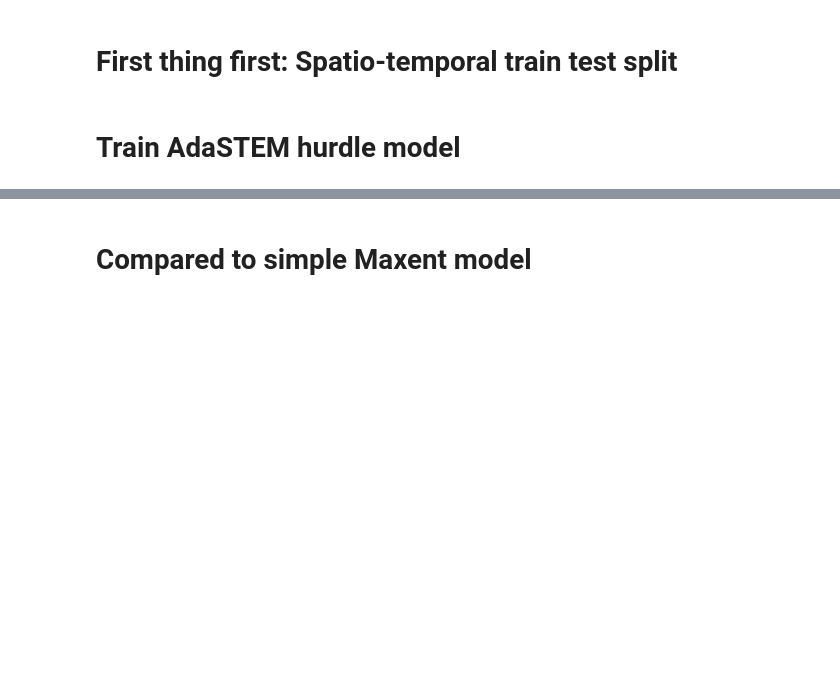
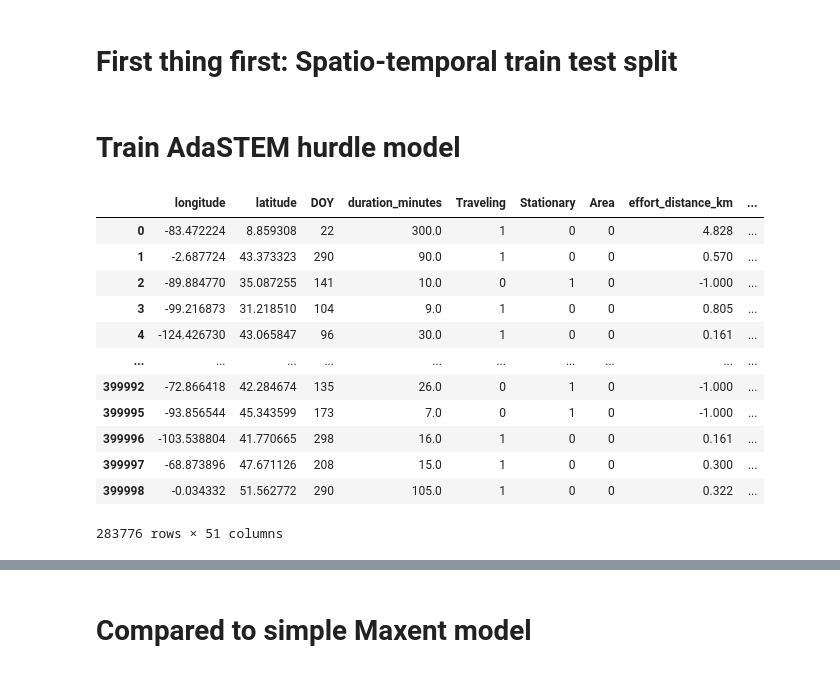
Before and after one commit to chenyangkang/stemflow, a Jupyter notebook: docs/Examples/03.Binding_with_Maxent.ipynb, the cells around one changed output, grey strips where cells are left out. Cells and saved outputs as stored; diff of their text form; code cells hidden in the pictures; blank space fills up the shorter version.

```diff
--- a/docs/Examples/03.Binding_with_Maxent.ipynb
+++ b/docs/Examples/03.Binding_with_Maxent.ipynb
@@ -24,5 +33,6 @@ import json
 # %%
-data = pd.read_csv(f'./stemflow/dataset/test_data/Sample_data_Mallard.csv')
+data = pd.read_csv(f'./Sample_data_Mallard.csv')
+data = data.drop('sampling_event_identifier', axis=1)
 # %% [markdown]
 # Get X and y
 # %%
@@ -58,3 +68,19 @@ model = AdaSTEMClassifier(base_model=ela.MaxentModel(transform='cloglog', beta_m
+# %%
+X_train
+# %% [output]
+|  | longitude | latitude | DOY | duration_minutes | Traveling | Stationary | Area | effort_distance_km | ... |
+| 0 | -83.472224 | 8.859308 | 22 | 300.0 | 1 | 0 | 0 | 4.828 | ... |
+| 1 | -2.687724 | 43.373323 | 290 | 90.0 | 1 | 0 | 0 | 0.570 | ... |
+| 2 | -89.884770 | 35.087255 | 141 | 10.0 | 0 | 1 | 0 | -1.000 | ... |
+| 3 | -99.216873 | 31.218510 | 104 | 9.0 | 1 | 0 | 0 | 0.805 | ... |
+| 4 | -124.426730 | 43.065847 | 96 | 30.0 | 1 | 0 | 0 | 0.161 | ... |
+| ... | ... | ... | ... | ... | ... | ... | ... | ... | ... |
+| 399992 | -72.866418 | 42.284674 | 135 | 26.0 | 0 | 1 | 0 | -1.000 | ... |
+| 399995 | -93.856544 | 45.343599 | 173 | 7.0 | 0 | 1 | 0 | -1.000 | ... |
+| 399996 | -103.538804 | 41.770665 | 298 | 16.0 | 1 | 0 | 0 | 0.161 | ... |
+| 399997 | -68.873896 | 47.671126 | 208 | 15.0 | 1 | 0 | 0 | 0.300 | ... |
+| 399998 | -0.034332 | 51.562772 | 290 | 105.0 | 1 | 0 | 0 | 0.322 | ... |
+283776 rows × 51 columns
 # %%
 ## fit model
 model.fit(X_train, np.where(y_train>0,1,0))
```
Also changed, not shown: parts of 10 cells of this notebook, 3 other files.
